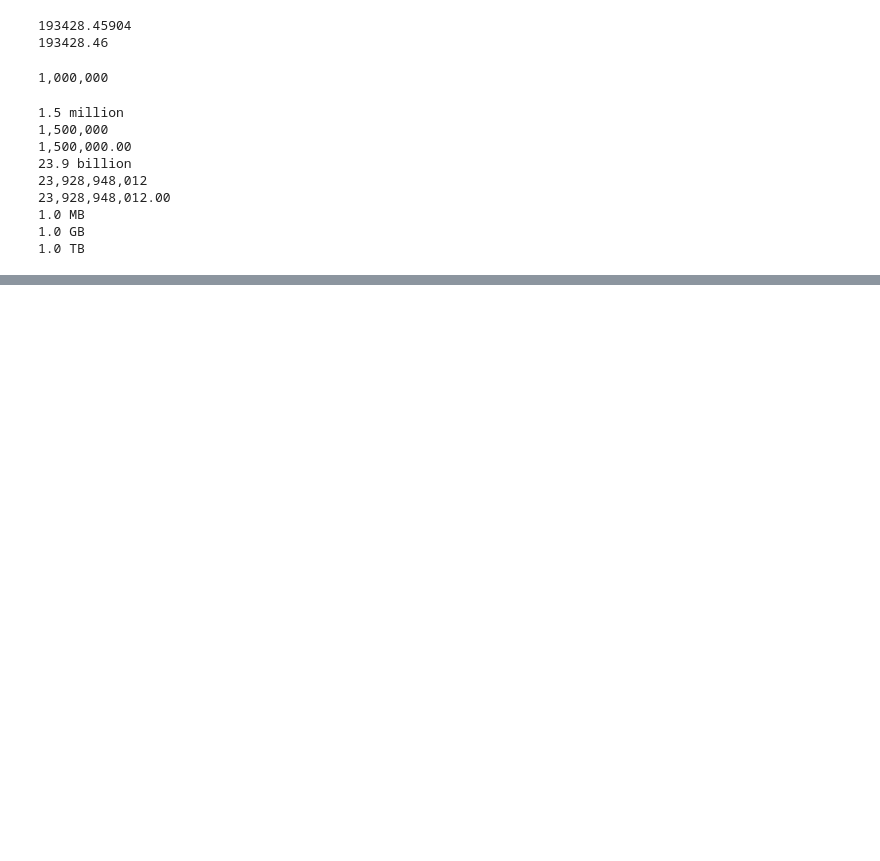
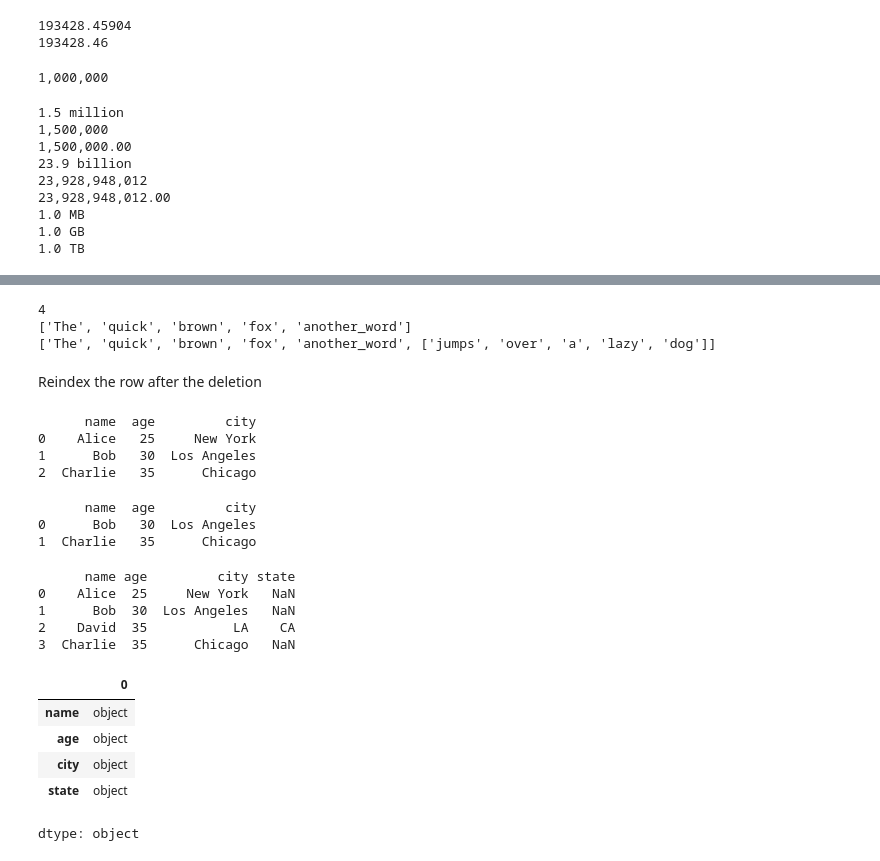
Before and after one commit to hkvoluntary/kenfilPythonDisney, a Jupyter notebook: extra.ipynb, the cells around one changed output, grey strips where cells are left out. Saved outputs shown, nothing was run; the diff lists cells and outputs as text; code cells hidden in the pictures; blank space fills up the shorter version.

```diff
--- a/extra.ipynb
+++ b/extra.ipynb
@@ -149,16 +187,78 @@ print(new)
 # %%
+text = 'The quick brown fox jumps over a lazy dog'
+
+#Splitting the string
+new = text.split(' ')
+
 if (len(new) % 2 != 0): # for odd number
   middle_index = len(new) // 2
 else: # for even number
   middle_index = int(len(new) / 2)
+
 print(middle_index)
 new_list = new[0:middle_index]
-new_list.append("another word")
+new_list.append("another_word")
 print(new_list)
-#new_list.append(new[middle_index:])
-#print(new_list)
-#new_list.join(new[middle_index:])
-string = ' '.join(new_list) + ' '.join(new[middle_index:])
-print(string)
-another_list = string.split(" ")
-print(another_list)
+
+
+## it is not expected result
+new_list.append(new[middle_index:])
+print(new_list)
+## it is not expected result
+# %% [output]
+4
+['The', 'quick', 'brown', 'fox', 'another_word']
+['The', 'quick', 'brown', 'fox', 'another_word', ['jumps', 'over', 'a', 'lazy', 'dog']]
+# %% [markdown]
+Reindex the row after the deletion
+# %%
+import pandas as pd
+import numpy as np
+
+# From a dictionary
+data = {
+    'name': ['Alice', 'Bob', 'Charlie'],
+    'age': [25, 30, 35],
+    'city': ['New York', 'Los Angeles', 'Chicago']
+}
+df = pd.DataFrame(data)
+print(df)
+# %% [output]
+      name  age         city
+0    Alice   25     New York
+1      Bob   30  Los Angeles
+2  Charlie   35      Chicago
+# %%
+# Dropping a row
+df = df.drop(index=0).reset_index(drop=True)
+print(df)
+# %% [output]
+      name  age         city
+0      Bob   30  Los Angeles
+1  Charlie   35      Chicago
+# %%
+# From a list of dictionaries
+data2 = [
+    {'name': 'Alice', 'age': 25, 'city': 'New York'},
+    {'name': 'Bob', 'age': 30, 'city': 'Los Angeles'},
+    {'name': 'David', 'age': '35', 'city': 'LA', 'state':'CA'},
+    {'name': 'Charlie', 'age': 35, 'city': 'Chicago'}
+]
+df1 = pd.DataFrame(data2)
+print(df1)
+# %% [output]
+      name age         city state
+0    Alice  25     New York   NaN
+1      Bob  30  Los Angeles   NaN
+2    David  35           LA    CA
+3  Charlie  35      Chicago   NaN
+# %%
+
+df1.dtypes
+# %% [output]
+|  | 0 |
+| name | object |
+| age | object |
+| city | object |
+| state | object |
+dtype: object
```
Also changed, not shown: parts of 26 cells of this notebook.
